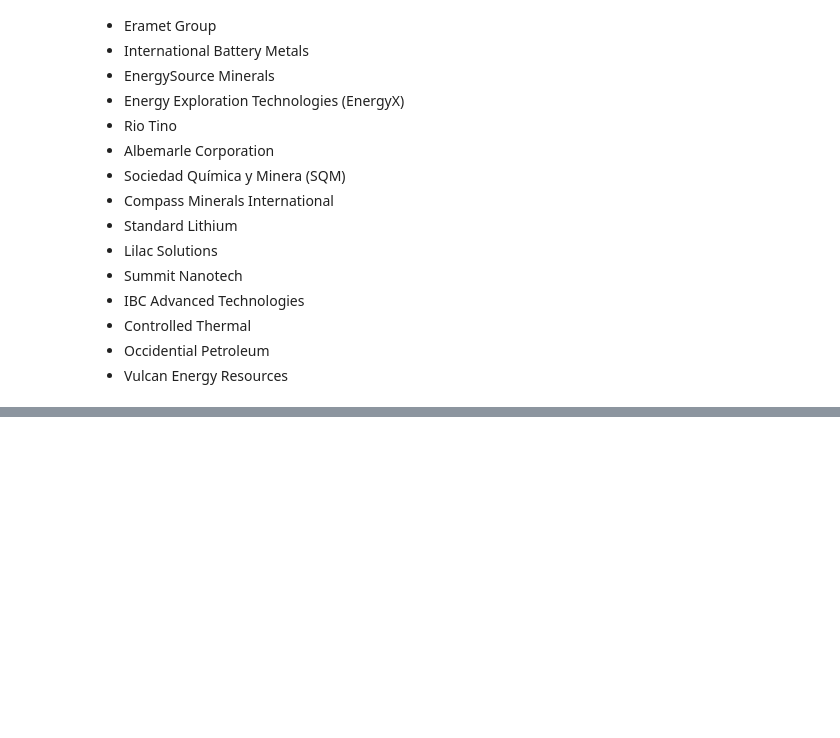
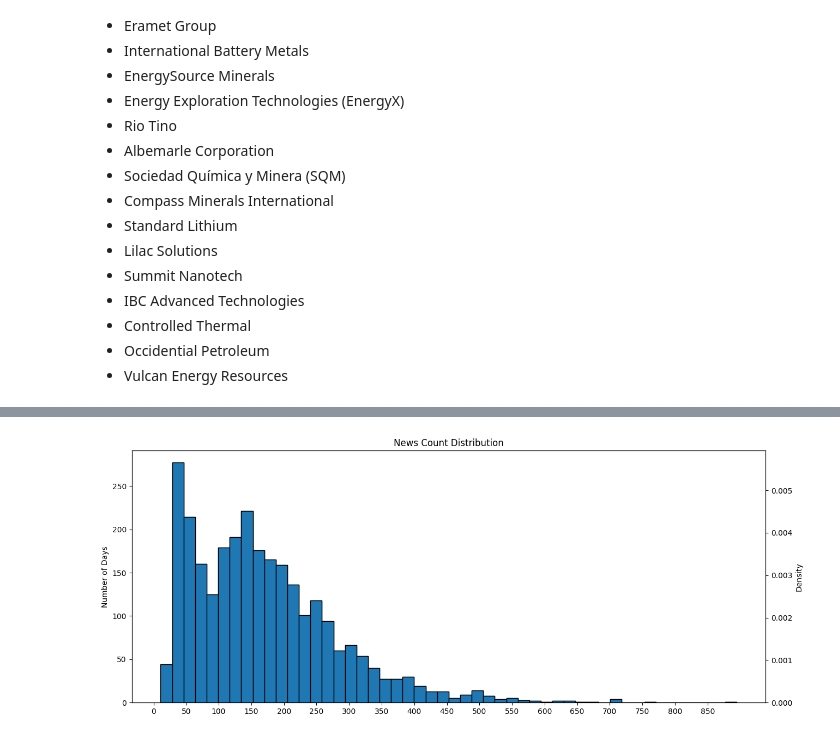
Before and after one commit to BomingZhang-coder/lithium-commodities-dashboard, a Jupyter notebook: jerry/news_analysis2.ipynb, the cells around one changed output, grey strips where cells are left out. Drawn from its saved outputs; the diff is of its cells as text; code cells hidden in the pictures; blank space fills up the shorter version.

```diff
--- a/jerry/news_analysis2.ipynb
+++ b/jerry/news_analysis2.ipynb
@@ -582,0 +966,24 @@ zadar ventures
+# %%
+fig, ax = plt.subplots(figsize=(15,6))
+
+ax.hist(summary_df5['num_news'],
+        bins=50,
+        align='right',
+        edgecolor='black')
+
+ax2 = ax.twinx()
+ax2.hist(summary_df5['num_news'],
+         density = True,
+         bins=50,
+         align='right',
+         edgecolor='black')
+
+plt.xticks(np.arange(0, max(summary_df5['num_news'])+1, 50))
+plt.xlabel('Number of News Items per Day')
+ax.set_ylabel('Number of Days')
+ax2.set_ylabel('Density')
+plt.title('News Count Distribution')
+
+plt.savefig(f"{results_dir}/task2_count_histogram.png")
+# %% [output]
+[figure, added]
```
Also changed, not shown: parts of 36 cells of this notebook, 18 other files.
